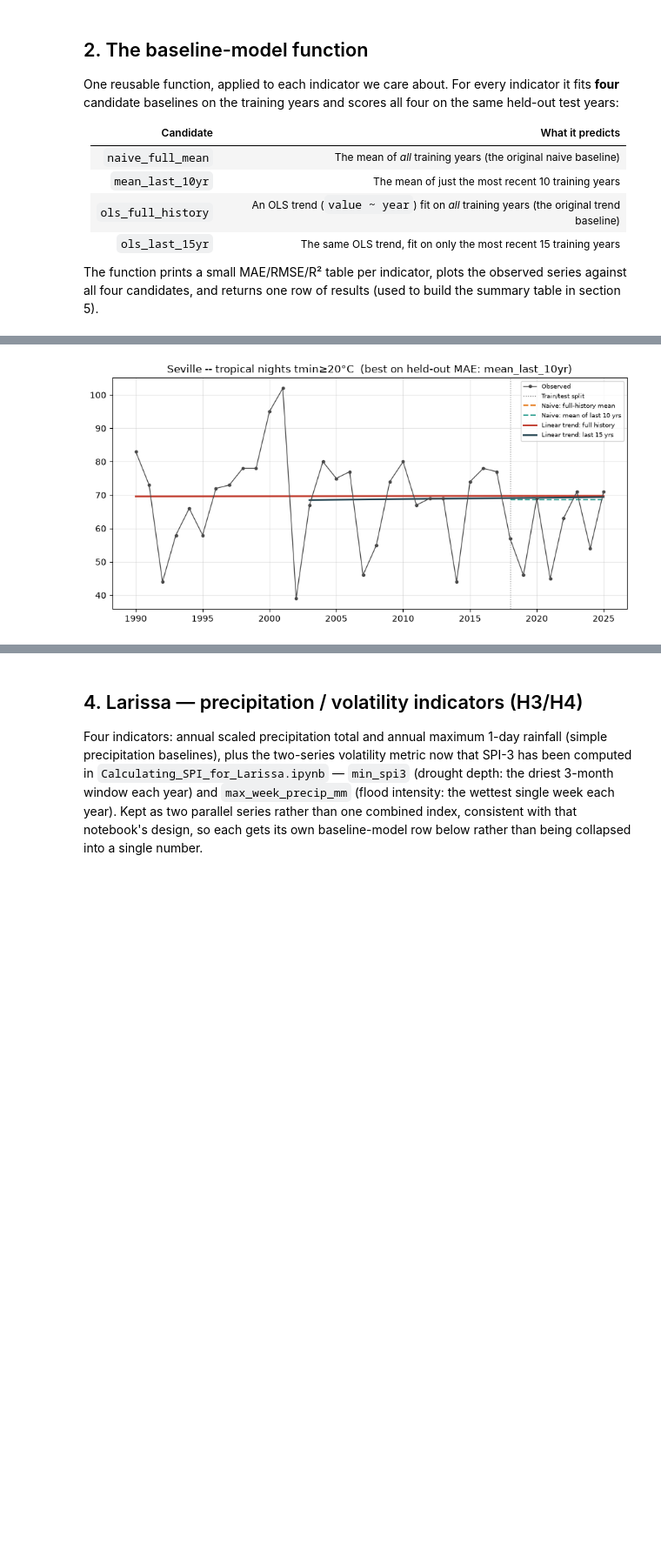
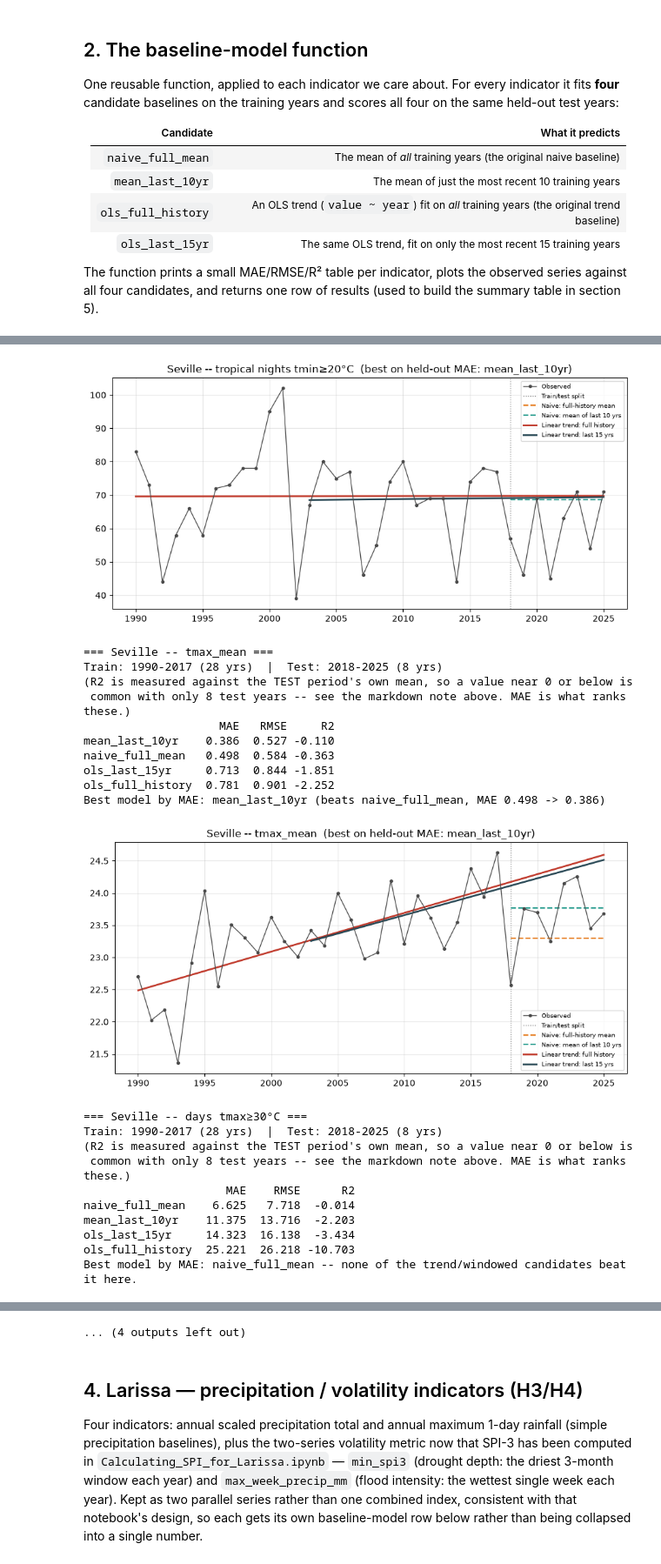
Before and after one commit to kazaraba/SECS_capstone_project, a Jupyter notebook: baseline_models_results/baseline_models.ipynb, the cells around one changed output, grey strips where cells are left out. Shown at 87% size. Drawn from its saved outputs; the diff is of its cells as text; code cells hidden in the pictures; blank space fills up the shorter version.

```diff
--- a/baseline_models_results/baseline_models.ipynb
+++ b/baseline_models_results/baseline_models.ipynb
@@ -217,6 +242,10 @@ results.append(baseline_model(sev_annual, "t2m_mean", "Seville"))
 results.append(baseline_model(sev_annual, "days tmax≥35°C", "Seville"))
 results.append(baseline_model(sev_annual, "heatwave days", "Seville"))
 results.append(baseline_model(sev_annual, "tropical nights tmin≥20°C", "Seville"))
+results.append(baseline_model(sev_annual, "tmax_mean", "Seville"))
+results.append(baseline_model(sev_annual, "days tmax≥30°C", "Seville"))
+results.append(baseline_model(sev_annual, "min_spi3", "Seville"))
+results.append(baseline_model(sev_annual, "longest_high_run", "Seville"))
 # %% [output]
 === Seville -- t2m_mean ===
 Train: 1990-2017 (28 yrs)  |  Test: 2018-2025 (8 yrs)
@@ -235,30 +264,51 @@ Train: 1990-2017 (28 yrs)  |  Test: 2018-2025 (8 yrs)
  common with only 8 test years -- see the markdown note above. MAE is what ranks these.)
                      MAE    RMSE     R2
 naive_full_mean    8.625  11.054 -0.436
 mean_last_10yr    14.775  17.419 -2.565
 ols_last_15yr     20.575  22.442 -4.918
 ols_full_history  24.010  25.607 -6.705
 Best model by MAE: naive_full_mean -- none of the trend/windowed candidates beat it here.
 [figure]
 === Seville -- heatwave days ===
 Train: 1990-2017 (28 yrs)  |  Test: 2018-2025 (8 yrs)
 (R2 is measured against the TEST period's own mean, so a value near 0 or below is
  common with only 8 test years -- see the markdown note above. MAE is what ranks these.)
                      MAE    RMSE     R2
 naive_full_mean    9.027  11.877 -0.004
 mean_last_10yr    11.775  13.035 -0.209
 ols_last_15yr     13.547  14.747 -0.548
 ols_full_history  15.538  16.526 -0.944
 Best model by MAE: naive_full_mean -- none of the trend/windowed candidates beat it here.
 [figure]
 === Seville -- tropical nights tmin≥20°C ===
 Train: 1990-2017 (28 yrs)  |  Test: 2018-2025 (8 yrs)
 (R2 is measured against the TEST period's own mean, so a value near 0 or below is
  common with only 8 test years -- see the markdown note above. MAE is what ranks these.)
                      MAE    RMSE     R2
 mean_last_10yr    10.425  13.570 -0.851
 ols_last_15yr     10.577  13.922 -0.948
 naive_full_mean   10.839  14.251 -1.041
 ols_full_history  10.884  14.321 -1.061
 Best model by MAE: mean_last_10yr (beats naive_full_mean, MAE 10.839 -> 10.425)
 [figure]
+=== Seville -- tmax_mean ===
+Train: 1990-2017 (28 yrs)  |  Test: 2018-2025 (8 yrs)
+(R2 is measured against the TEST period's own mean, so a value near 0 or below is
+ common with only 8 test years -- see the markdown note above. MAE is what ranks these.)
+                    MAE   RMSE     R2
+mean_last_10yr    0.386  0.527 -0.110
+naive_full_mean   0.498  0.584 -0.363
+ols_last_15yr     0.713  0.844 -1.851
+ols_full_history  0.781  0.901 -2.252
+Best model by MAE: mean_last_10yr (beats naive_full_mean, MAE 0.498 -> 0.386)
+[figure, added]
+=== Seville -- days tmax≥30°C ===
+Train: 1990-2017 (28 yrs)  |  Test: 2018-2025 (8 yrs)
+(R2 is measured against the TEST period's own mean, so a value near 0 or below is
+ common with only 8 test years -- see the markdown note above. MAE is what ranks these.)
+                     MAE    RMSE      R2
+naive_full_mean    6.625   7.718  -0.014
+mean_last_10yr    11.375  13.716  -2.203
+ols_last_15yr     14.323  16.138  -3.434
+ols_full_history  25.221  26.218 -10.703
+Best model by MAE: naive_full_mean -- none of the trend/windowed candidates beat it here.
@@ -265,3 +316,4 @@ Best model by MAE: mean_last_10yr (beats naive_full_mean, MAE 10.839 -> 10.425)
+... (4 outputs left out)
 # %% [markdown]
 ## 4. Larissa — precipitation / volatility indicators (H3/H4)
 
```
Also changed, not shown: parts of 9 cells of this notebook, 29 other files.
